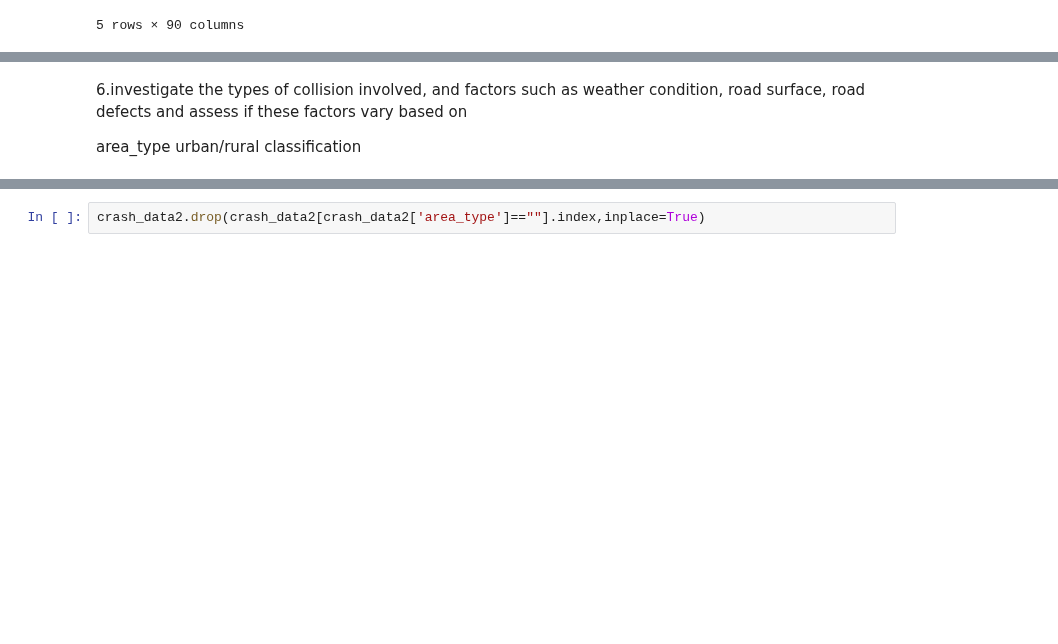
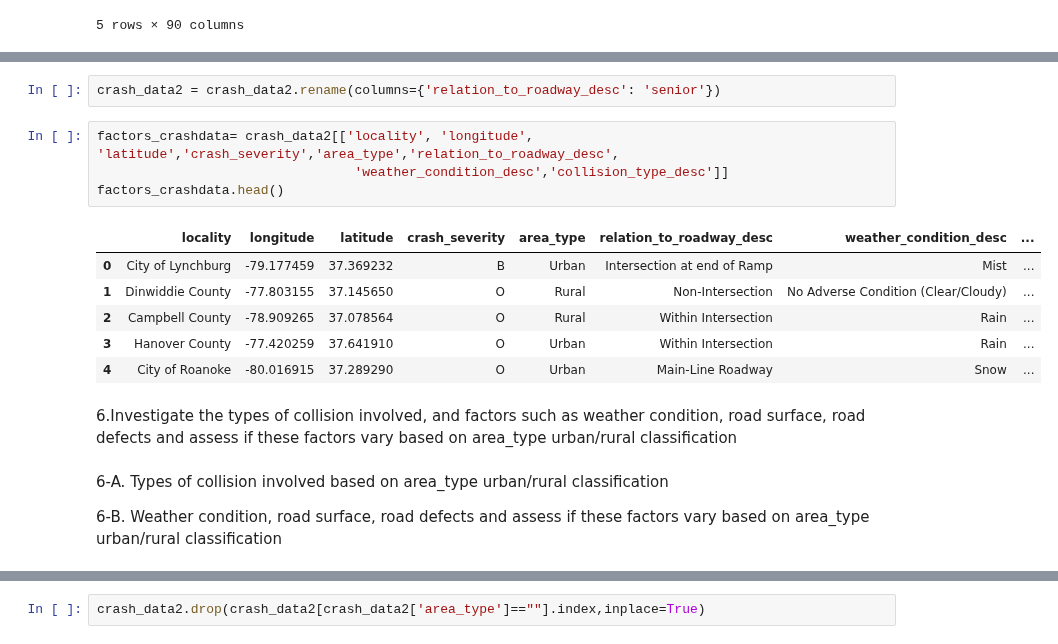
Before and after one commit to Eliab16/VDOT-crash-analysis, a Jupyter notebook: notebooks/VDOT-2.ipynb, the cells around one changed output, grey strips where cells are left out. Drawn from its saved outputs; the diff is of its cells as text; blank space fills up the shorter version.

```diff
--- a/notebooks/VDOT-2.ipynb
+++ b/notebooks/VDOT-2.ipynb
@@ -147,4 +44,19 @@ merged_data
+# %%
+crash_data2 = crash_data2.rename(columns={'relation_to_roadway_desc': 'senior'})
+# %%
+factors_crashdata= crash_data2[['locality', 'longitude', 'latitude','crash_severity','area_type','relation_to_roadway_desc',
+                                 'weather_condition_desc','collision_type_desc']]
+factors_crashdata.head()
+# %% [output]
+|  | locality | longitude | latitude | crash_severity | area_type | relation_to_roadway_desc | weather_condition_desc | ... |
+| 0 | City of Lynchburg | -79.177459 | 37.369232 | B | Urban | Intersection at end of Ramp | Mist | ... |
+| 1 | Dinwiddie County | -77.803155 | 37.145650 | O | Rural | Non-Intersection | No Adverse Condition (Clear/Cloudy) | ... |
+| 2 | Campbell County | -78.909265 | 37.078564 | O | Rural | Within Intersection | Rain | ... |
+| 3 | Hanover County | -77.420259 | 37.641910 | O | Urban | Within Intersection | Rain | ... |
+| 4 | City of Roanoke | -80.016915 | 37.289290 | O | Urban | Main-Line Roadway | Snow | ... |
 # %% [markdown]
-6.investigate the types of collision involved, and factors such as weather condition, road surface, road defects and assess if these factors vary based on
-
-area_type urban/rural classification
+6.Investigate the types of collision involved, and factors such as weather condition, road surface, road defects and assess if these factors vary based on area_type urban/rural classification
+# %% [markdown]
+6-A. Types of collision involved based on area_type urban/rural classification
+
+6-B. Weather condition, road surface, road defects and assess if these factors vary based on area_type urban/rural classification
```
Also changed, not shown: parts of 33 cells of this notebook.
